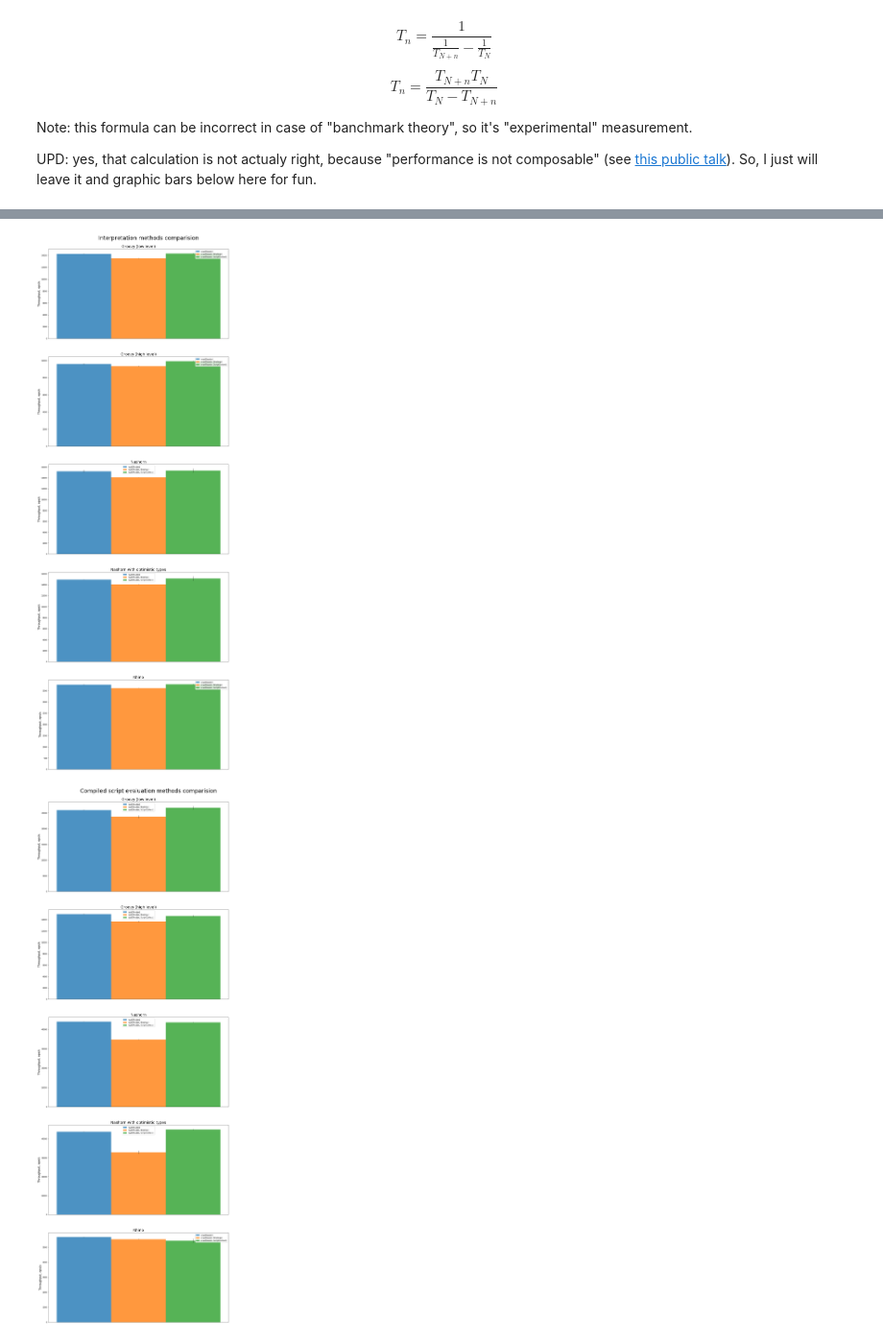
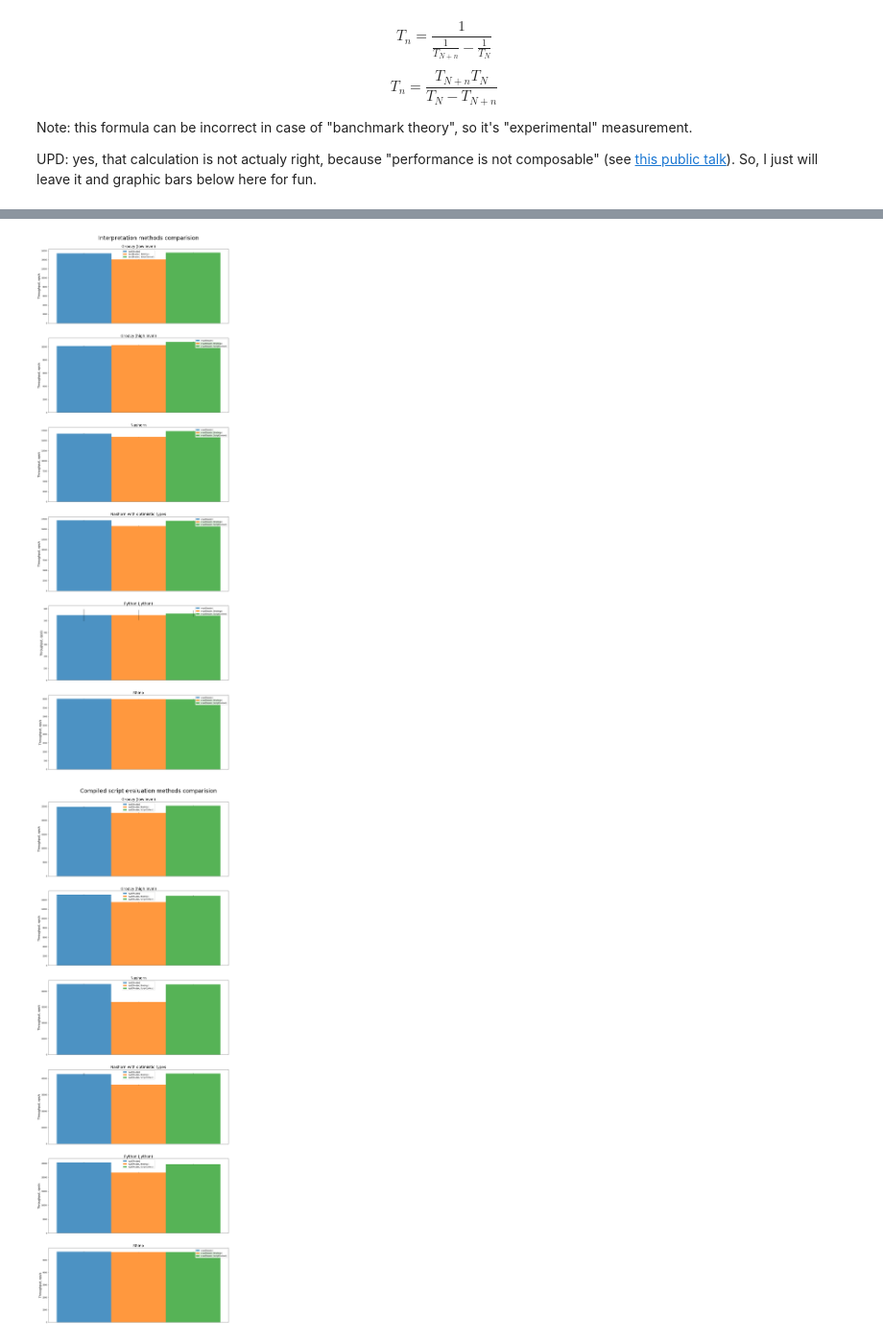
Before and after one commit to 804/script-engine-benchmark, a Jupyter notebook: script-engine-benchmark-micro/analisys/performance.ipynb, the cells around one changed output, grey strips where cells are left out. Shown at 96% size. Saved outputs shown, nothing was run; the diff lists cells and outputs as text; code cells hidden in the pictures.

Commit message:
Added Jython (Python) microbenchmarks

```diff
--- a/script-engine-benchmark-micro/analisys/performance.ipynb
+++ b/script-engine-benchmark-micro/analisys/performance.ipynb
@@ -51,7 +51,8 @@ engine_names_mapping = {
     "Rhino": "Rhino",
     "Nashorn": "Nashorn",
     "NashornWithOptimisticTypes": "Nashorn with optimistic types",
-    "Groovy": "Groovy"
+    "Groovy": "Groovy",
+    "Python": "Python (Jython)"
 }
 # %%
 # method for needed data extracting from full result data set
@@ -298,7 +299,8 @@ names_mapping = {
     ("Groovy", "withRangeEvalScript"): "Groovy (high level)",
     ("Nashorn", "evalScript"): "Nashorn",
     ("Nashorn with optimistic types", "evalScript"): "Nashorn with optimistic types",
-    ("Rhino", "evalScript"): "Rhino"
+    ("Rhino", "evalScript"): "Rhino",
+    ("Python (Jython)", "evalScript"): "Python (Jython)"
 }
 # lambda function for group ID getting
 get_engine_and_method_tuple = \
@@ -339,7 +341,7 @@ grouped_data_for_plotting = groupby(
 bar_width = 1
 opacity = 0.8
 
-_, axes = plt.subplots(nrows=5, ncols=1, figsize=(20, 50))
+_, axes = plt.subplots(nrows=6, ncols=1, figsize=(20, 50))
 plt.subplots_adjust(bottom=0.1, right=0.8)
 plt.suptitle(
     'Interpretation methods comparision',
@@ -371,7 +373,7 @@ for num, case_tuple in enumerate(grouped_data_for_plotting):
     axes[num].legend()
 plt.show()
 # %% [output]
-[figure, old version]
+[figure, new version]
 # %%
 # compiled script evaluation methods comparision
 
@@ -409,39 +411,39 @@ grouped_data_for_plotting = groupby(
 bar_width = 1
 opacity = 0.8
 
-_, axes = plt.subplots(nrows=5, ncols=1, figsize=(20, 50))
+_, axes = plt.subplots(nrows=6, ncols=1, figsize=(20, 50))
 plt.subplots_adjust(bottom=0.1, right=0.8)
 plt.suptitle(
     'Compiled script evaluation methods comparision',
     fontsize=30, y=0.90
 )
 
 for num, case_tuple in enumerate(grouped_data_for_plotting):
     group_id, group = case_tuple
     group_list = list(group)
 
     for i, result in enumerate(group_list):
         add_bar(
             axes[num],
             {
                 "number": i,
                 "value": int(result["score"]),
                 "width": bar_width,
                 "characteristics": {
                     "alpha": opacity,
                     "label": labels_mapping[result["name"]],
                     "yerr": int(result["score_error"])
                 }
             }
         )
 
     axes[num].set_title(names_mapping[group_id], fontsize=20)
     axes[num].set_ylabel('Throughput, ops/s', size=15)
     axes[num].set_xticks([])
     axes[num].legend()
 plt.show()
 # %% [output]
-[figure, old version]
+[figure, new version]
 # %%
 # invocable benchmark result plotting
 
```
Also changed, not shown: parts of 6 cells of this notebook, 27 other files.
